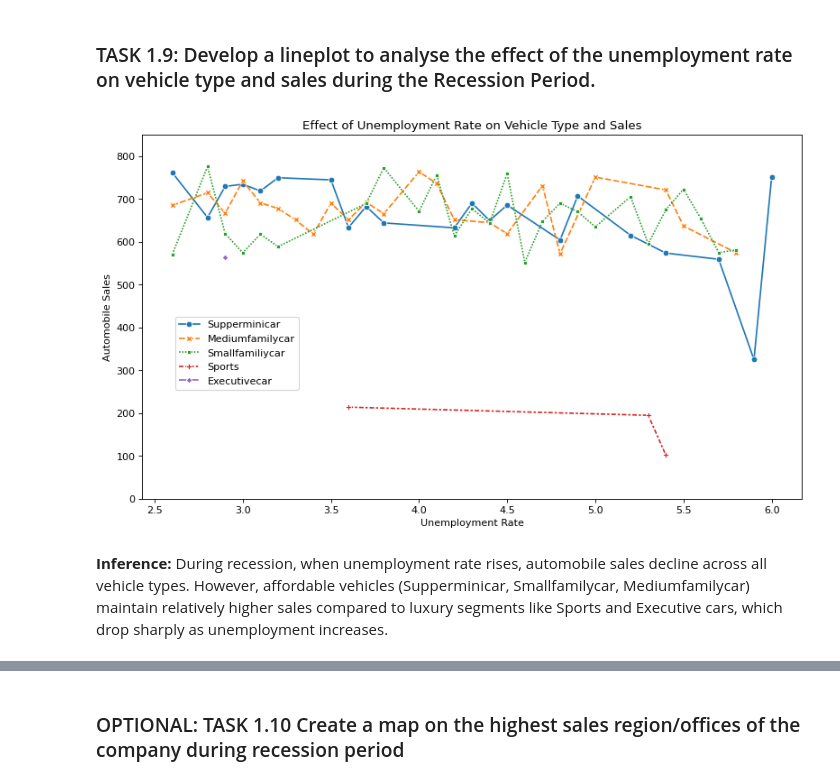
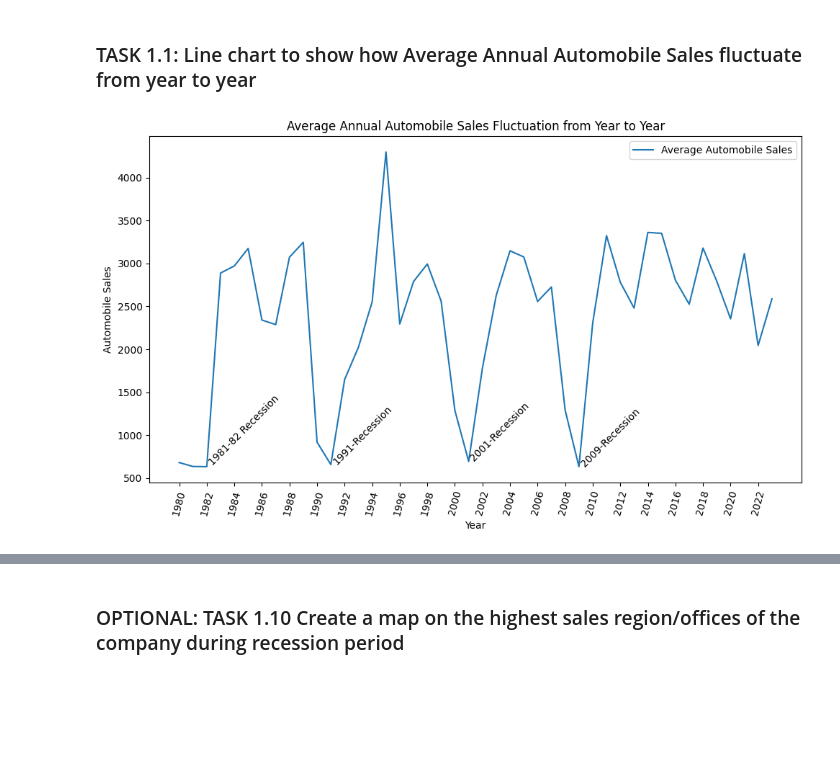
Before and after one commit to Nivporwal25/Analyzing-the-Impact-of-Recession-on-Automobile-Sales, a Jupyter notebook: DV0101EN-Final-Assign-Part-1-Questions.ipynb, the cells around one changed output, grey strips where cells are left out. Cells and saved outputs as stored; diff of their text form; code cells hidden in the pictures; blank space fills up the shorter version.

```diff
--- a/DV0101EN-Final-Assign-Part-1-Questions.ipynb
+++ b/DV0101EN-Final-Assign-Part-1-Questions.ipynb
@@ -24,10 +8,12 @@ Variables: Date, Recession (1=recession, 0=normal), Automobile_Sales, GDP, Unemp
 # %%
 import numpy as np
 import pandas as pd
-%matplotlib inline
-import matplotlib as mpl
 import matplotlib.pyplot as plt
 import seaborn as sns
 import folium
-print("All libraries imported successfully!")
+
+# Load historical automobile sales dataset
+df = pd.read_csv('historical_automobile_sales.csv')
+print('Data downloaded and read into a dataframe!')
+df.head()
 # %% [output]
@@ -35,17 +26,0 @@ All libraries imported successfully!
-# %%
-import requests
-import io
-
-# URL of the CSV file
-URL = "https://cf-courses-data.s3.us.cloud-object-storage.appdomain.cloud/IBMDeveloperSkillsNetwork-DV0101EN-SkillsNetwork/Data%20Files/historical_automobile_sales.csv"
-
-# Fetch the data from the URL
-response = requests.get(URL)
-response.raise_for_status()
-
-# Read the CSV data into a pandas dataframe
-csv_content = io.StringIO(response.text)
-df = pd.read_csv(csv_content)
-
-print("Data downloaded and read into a dataframe!")
-print(df.head())
@@ -250,24 +39,21 @@ plt.show()
-# %% [markdown]
-### TASK 1.9: Develop a lineplot to analyse the effect of the unemployment rate on vehicle type and sales during the Recession Period.
-# %%
-df_rec = df[df['Recession']==1]
-sns.lineplot(
-    data=df_rec,
-    x='unemployment_rate',
-    y='Automobile_Sales',
-    hue='Vehicle_Type',
-    style='Vehicle_Type',
-    markers=True,
-    err_style=None
-)
-
-plt.ylim(0, 850)
-plt.legend(loc=(0.05, .3))
-plt.xlabel('Unemployment Rate')
-plt.ylabel('Automobile Sales')
-plt.title('Effect of Unemployment Rate on Vehicle Type and Sales')
-plt.show()
-# %% [output]
-[figure, removed]
-# %% [markdown]
-**Inference:** During recession, when unemployment rate rises, automobile sales decline across all vehicle types. However, affordable vehicles (Supperminicar, Smallfamilycar, Mediumfamilycar) maintain relatively higher sales compared to luxury segments like Sports and Executive cars, which drop sharply as unemployment increases.
+# %% [markdown]
+### TASK 1.1: Line chart to show how Average Annual Automobile Sales fluctuate from year to year
+# %%
+# TASK 1.1: Line chart to show how Average Annual Automobile Sales fluctuate from year to year
+df_line = df.groupby('Year')['Automobile_Sales'].mean()
+
+plt.figure(figsize=(10, 6))
+df_line.plot(kind='line')
+plt.xticks(list(range(1980, 2024, 2)), rotation=75)
+plt.xlabel('Year')
+plt.ylabel('Automobile Sales')
+plt.title('Average Annual Automobile Sales Fluctuation from Year to Year')
+plt.text(1982, 650, '1981-82 Recession', rotation=45)
+plt.text(1991, 655, '1991-Recession', rotation=45)
+plt.text(2001, 693, '2001-Recession', rotation=45)
+plt.text(2009, 633, '2009-Recession', rotation=45)
+plt.legend(['Average Automobile Sales'])
+plt.tight_layout()
+plt.show()
+# %% [output]
+[figure, added]
```
Also changed, not shown: parts of 54 cells of this notebook.
